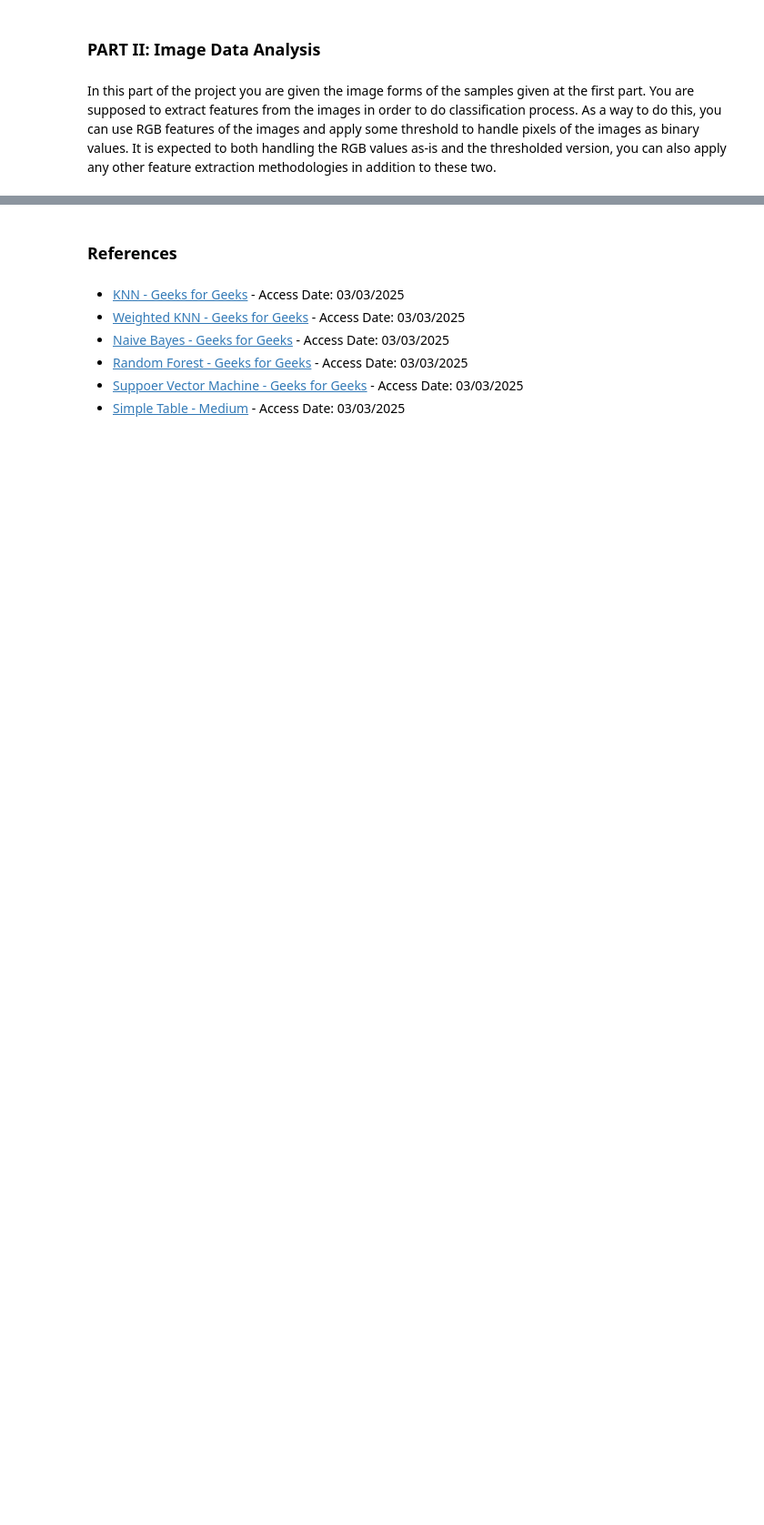
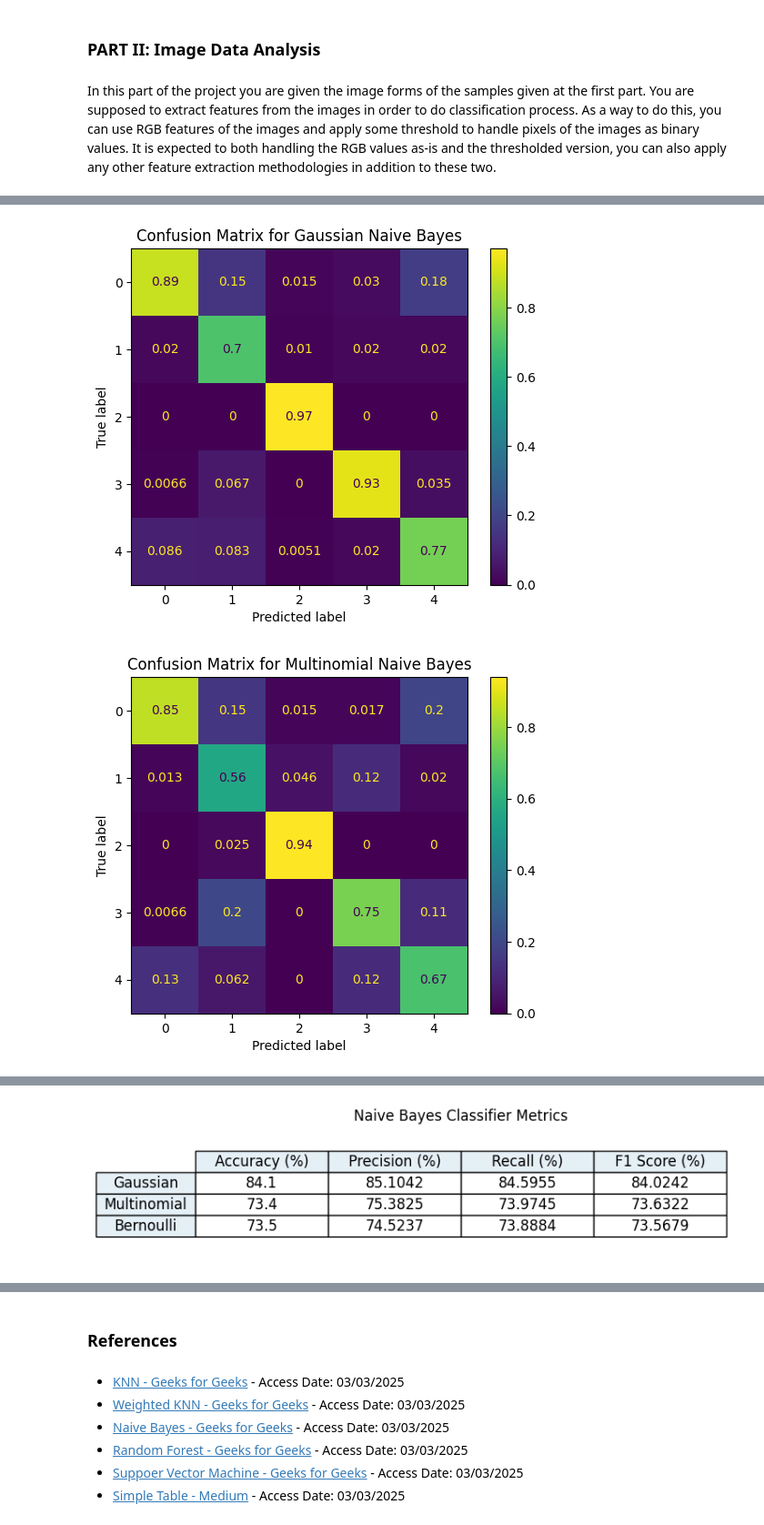
Before and after one commit to Yusufpek/BBM409, a Jupyter notebook: assignment1.ipynb, the cells around one changed output, grey strips where cells are left out. Shown at 91% size. Cells and saved outputs as stored; diff of their text form; code cells hidden in the pictures; blank space fills up the shorter version.

```diff
--- a/assignment1.ipynb
+++ b/assignment1.ipynb
@@ -418,0 +472,14 @@ Name: label, Length: 5000, dtype: int64
+# %%
+nb_values_values = []
+# run with Gaussian, Multinomial, Bernoulli
+for nb, name in zip(nb_values, nb_names):
+    values = naive_bayes_classifier(nb)
+    if values:
+        nb_values_values.append(values)
+    else:
+        print(f"Skipping {name} due to error.")
+
+show_table(nb_values_values, nb_names, "Naive Bayes Classifier Metrics")
+# %% [output]
+[figure, added]
+[figure, added]
@@ -418,0 +487 @@ Name: label, Length: 5000, dtype: int64
+[figure, added]
```
Also changed, not shown: parts of 65 cells of this notebook.
